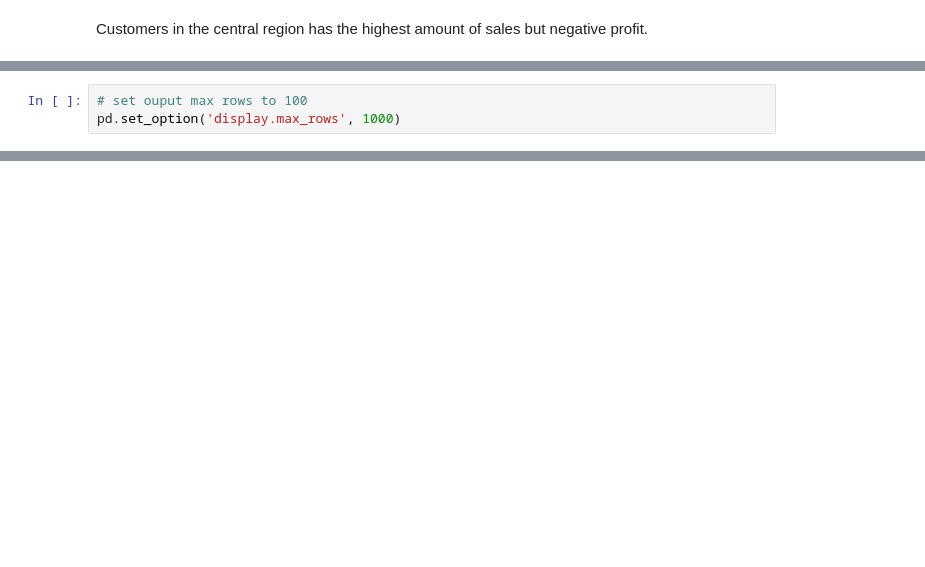
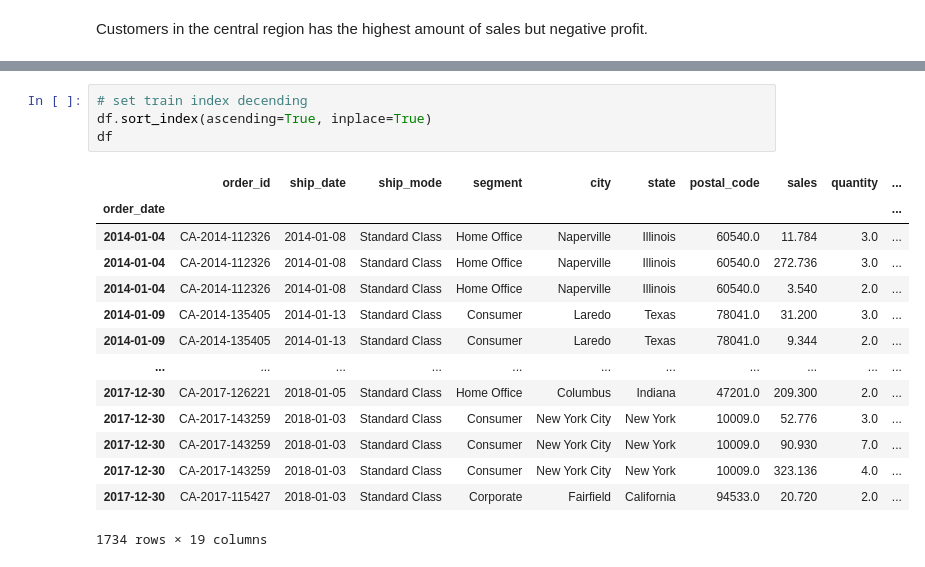
Before and after one commit to CJ-time-series-project/CJ-time-series-project, a Jupyter notebook: craig-working-project.ipynb, the cells around one changed output, grey strips where cells are left out. Saved outputs shown, nothing was run; the diff lists cells and outputs as text; blank space fills up the shorter version.

```diff
--- a/craig-working-project.ipynb
+++ b/craig-working-project.ipynb
@@ -214,3 +54,0 @@ plt.xticks(rotation=45)
-# %%
-# set ouput max rows to 100
-pd.set_option('display.max_rows', 1000)
@@ -546,0 +66,19 @@ plt.xticks(rotation=45)
+# %%
+# set train index decending
+df.sort_index(ascending=True, inplace=True)
+df
+# %% [output]
+|  | order_id | ship_date | ship_mode | segment | city | state | postal_code | sales | quantity | ... |
+| order_date |  |  |  |  |  |  |  |  |  | ... |
+| 2014-01-04 | CA-2014-112326 | 2014-01-08 | Standard Class | Home Office | Naperville | Illinois | 60540.0 | 11.784 | 3.0 | ... |
+| 2014-01-04 | CA-2014-112326 | 2014-01-08 | Standard Class | Home Office | Naperville | Illinois | 60540.0 | 272.736 | 3.0 | ... |
+| 2014-01-04 | CA-2014-112326 | 2014-01-08 | Standard Class | Home Office | Naperville | Illinois | 60540.0 | 3.540 | 2.0 | ... |
+| 2014-01-09 | CA-2014-135405 | 2014-01-13 | Standard Class | Consumer | Laredo | Texas | 78041.0 | 31.200 | 3.0 | ... |
+| 2014-01-09 | CA-2014-135405 | 2014-01-13 | Standard Class | Consumer | Laredo | Texas | 78041.0 | 9.344 | 2.0 | ... |
+| ... | ... | ... | ... | ... | ... | ... | ... | ... | ... | ... |
+| 2017-12-30 | CA-2017-126221 | 2018-01-05 | Standard Class | Home Office | Columbus | Indiana | 47201.0 | 209.300 | 2.0 | ... |
+| 2017-12-30 | CA-2017-143259 | 2018-01-03 | Standard Class | Consumer | New York City | New York | 10009.0 | 52.776 | 3.0 | ... |
+| 2017-12-30 | CA-2017-143259 | 2018-01-03 | Standard Class | Consumer | New York City | New York | 10009.0 | 90.930 | 7.0 | ... |
+| 2017-12-30 | CA-2017-143259 | 2018-01-03 | Standard Class | Consumer | New York City | New York | 10009.0 | 323.136 | 4.0 | ... |
+| 2017-12-30 | CA-2017-115427 | 2018-01-03 | Standard Class | Corporate | Fairfield | California | 94533.0 | 20.720 | 2.0 | ... |
+1734 rows × 19 columns
```
Also changed, not shown: parts of 65 cells of this notebook.
